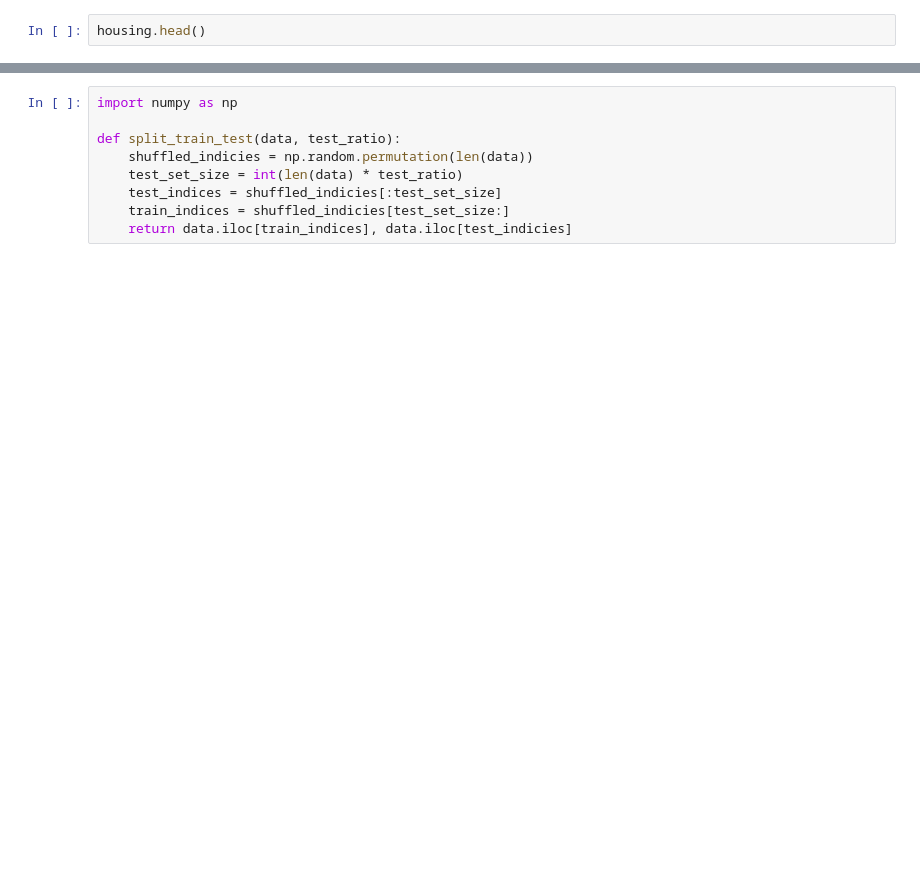
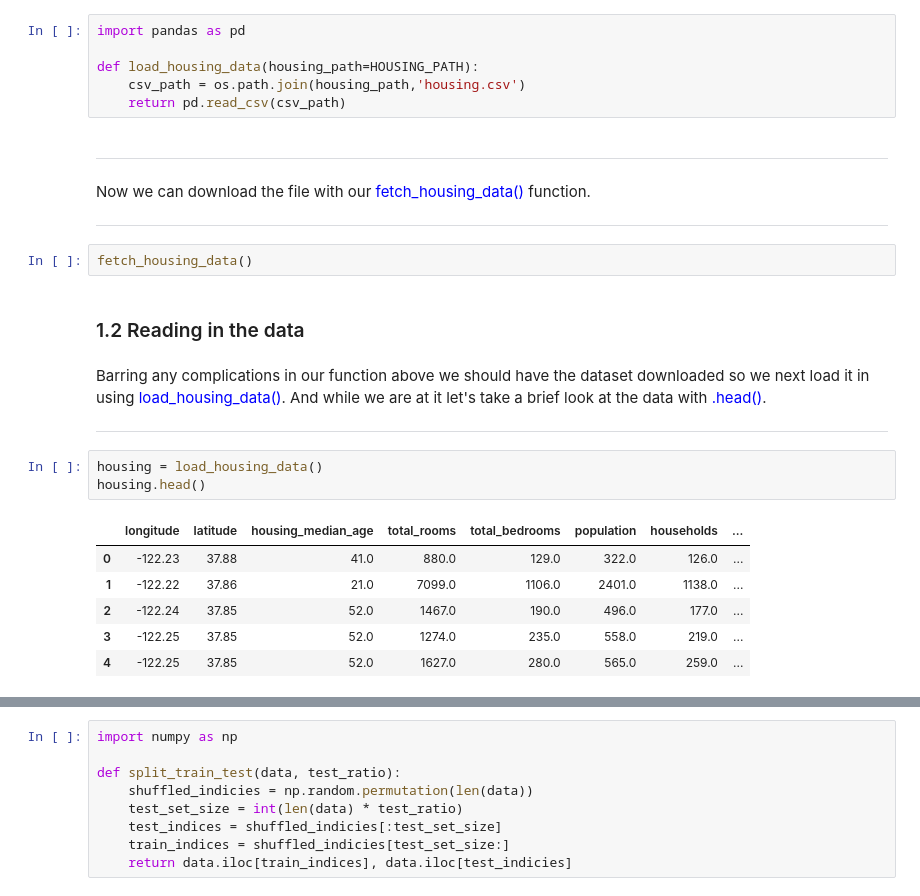
Before and after one commit to ballanr/ML, a Jupyter notebook: Housing.ipynb, the cells around one changed output, grey strips where cells are left out. Drawn from its saved outputs; the diff is of its cells as text; blank space fills up the shorter version.

```diff
--- a/Housing.ipynb
+++ b/Housing.ipynb
@@ -6,2 +70,27 @@ housing = pd.read_csv(filepath)
+# %%
+import pandas as pd
+
+def load_housing_data(housing_path=HOUSING_PATH):
+    csv_path = os.path.join(housing_path,'housing.csv')
+    return pd.read_csv(csv_path)
+# %% [markdown]
+***
+Now we can download the file with our <font color = blue>fetch_housing_data() </font> function.
+***
+# %%
+fetch_housing_data()
+# %% [markdown]
+### <a id="reading">1.2 Reading in the data</a>
+# %% [markdown]
+Barring any complications in our function above we should have the dataset downloaded so we next load it in using <font color = blue>load_housing_data()</font>. And while we are at it let's take a brief look at the data with <font color = blue>.head()</font>.
+***
 # %%
+housing = load_housing_data()
 housing.head()
+# %% [output]
+|  | longitude | latitude | housing_median_age | total_rooms | total_bedrooms | population | households | ... |
+| 0 | -122.23 | 37.88 | 41.0 | 880.0 | 129.0 | 322.0 | 126.0 | ... |
+| 1 | -122.22 | 37.86 | 21.0 | 7099.0 | 1106.0 | 2401.0 | 1138.0 | ... |
+| 2 | -122.24 | 37.85 | 52.0 | 1467.0 | 190.0 | 496.0 | 177.0 | ... |
+| 3 | -122.25 | 37.85 | 52.0 | 1274.0 | 235.0 | 558.0 | 219.0 | ... |
+| 4 | -122.25 | 37.85 | 52.0 | 1627.0 | 280.0 | 565.0 | 259.0 | ... |
```
Also changed, not shown: parts of 64 cells of this notebook.
